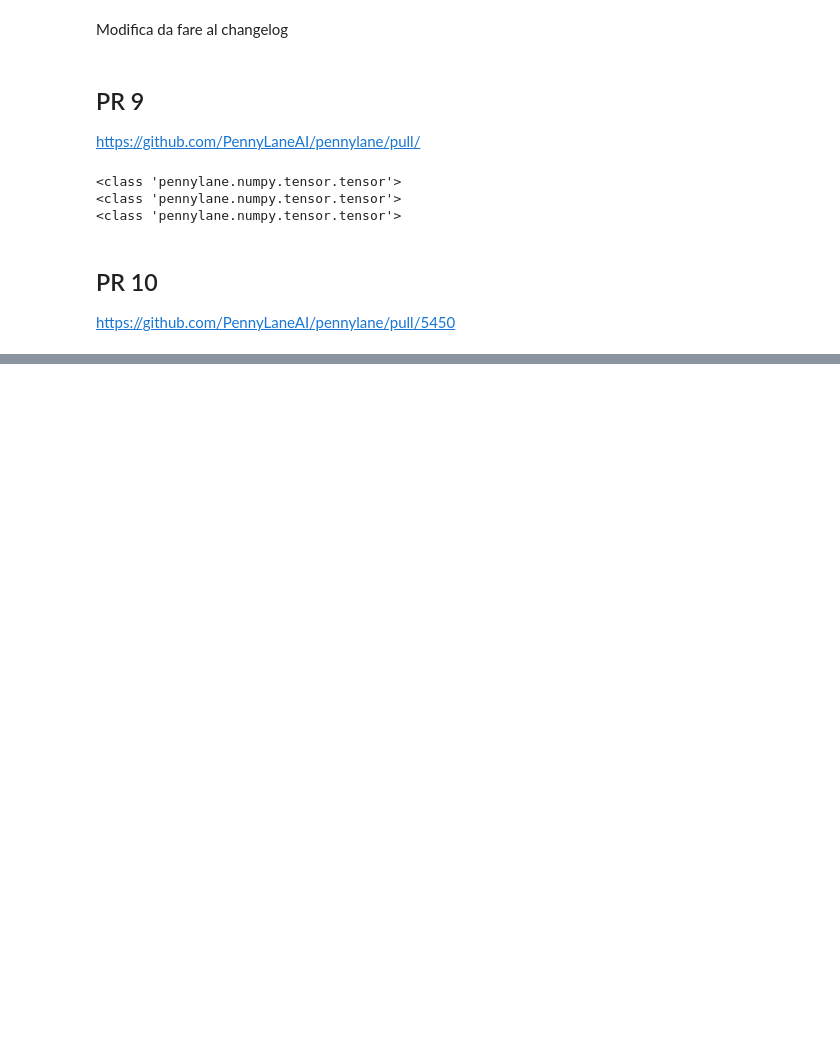
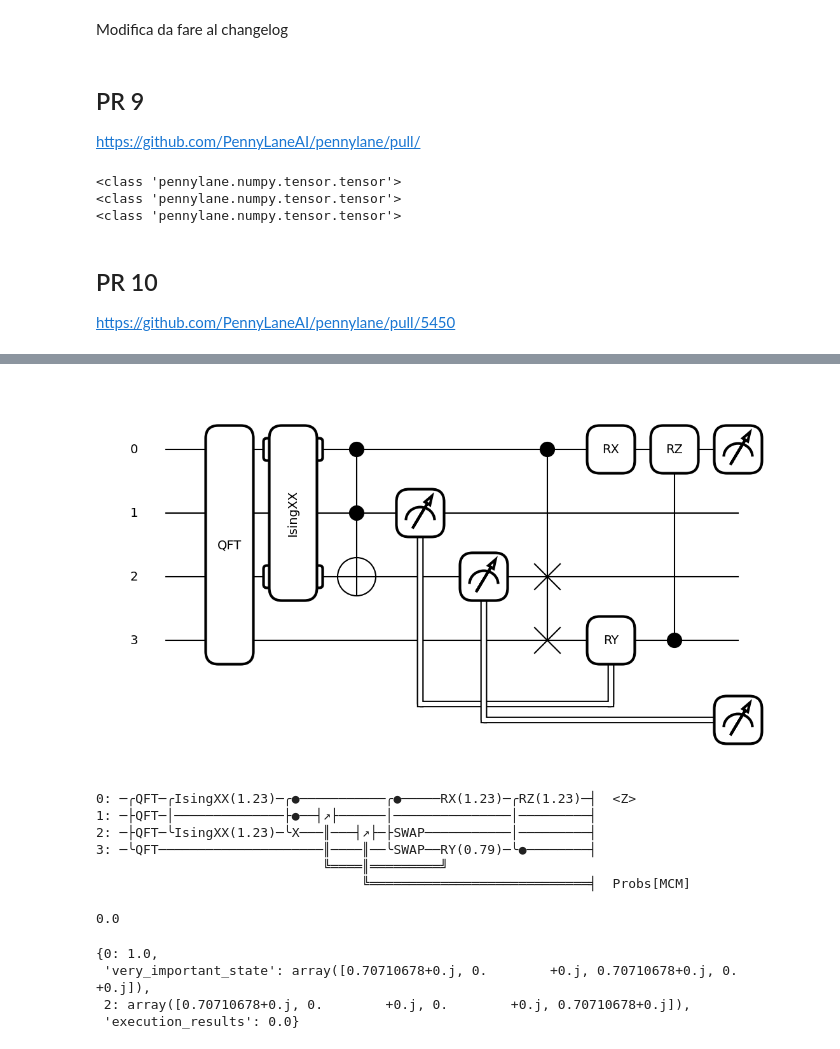
Before and after one commit to PietropaoloFrisoni/pennylane, a Jupyter notebook: PRChecks/0.36-0.37/Story.ipynb, the cells around one changed output, grey strips where cells are left out. Drawn from its saved outputs; the diff is of its cells as text; code cells hidden in the pictures; blank space fills up the shorter version.

```diff
--- a/PRChecks/0.36-0.37/Story.ipynb
+++ b/PRChecks/0.36-0.37/Story.ipynb
@@ -263,0 +272,8 @@ https://github.com/PennyLaneAI/pennylane/pull/5450
+# %%
+@qml.qnode(qml.device('default.qubit'))
+def circuit():
+    qml.Hadamard(0)
+    return qml.sample(wires=(0,1))
+
+samples = circuit(shots=10)
+qml.sample(wires=0).process_samples(samples, wire_order=qml.wires.Wires((0,1)))
@@ -263,0 +373,15 @@ https://github.com/PennyLaneAI/pennylane/pull/5450
+# %%
+dev = qml.device('default.qubit', wires=4)
+
+@qml.qnode(dev, diff_method='parameter-shift')
+def circuit(x, y):
+    qml.RX(x[0], wires=0)
+    qml.Toffoli(wires=(0, 1, 2))
+    qml.CRY(x[1], wires=(0, 1))
+    qml.Rot(x[2], x[3], y, wires=0)
+    return qml.expval(qml.Z(0)), qml.expval(qml.X(1))
+# %%
+x = np.array([0.05, 0.1, 0.2, 0.3], requires_grad=True)
+y = np.array(0.4, requires_grad=False)
+specs_func = qml.specs(circuit)
+specs_func(x, y)                                                # DEVE ESSERE CAMBIATO
@@ -263,0 +402,30 @@ https://github.com/PennyLaneAI/pennylane/pull/5450
+# %%
+dev = qml.device('default.qubit')
+
+@qml.qnode(dev)
+def circuit(x, z):
+    qml.QFT(wires=(0,1,2,3))
+    qml.IsingXX(1.234, wires=(0,2))
+    qml.Toffoli(wires=(0,1,2))
+    mcm = qml.measure(1)
+    mcm_out = qml.measure(2)
+    qml.CSWAP(wires=(0,2,3))
+    qml.RX(x, wires=0)
+    qml.cond(mcm, qml.RY)(np.pi / 4, wires=3)
+    qml.CRZ(z, wires=(3,0))
+    return qml.expval(qml.Z(0)), qml.probs(op=mcm_out)
+
+
+fig, ax = qml.draw_mpl(circuit)(1.2345,1.2345)
+fig.show()
+# %% [output]
+[figure, added]
+# %%
+print(qml.draw(circuit)(1.2345,1.2345))
+# %% [output]
+0: ─╭QFT─╭IsingXX(1.23)─╭●───────────╭●─────RX(1.23)─╭RZ(1.23)─┤  <Z>
+1: ─├QFT─│──────────────├●──┤↗├──────│───────────────│─────────┤
+2: ─├QFT─╰IsingXX(1.23)─╰X───║───┤↗├─├SWAP───────────│─────────┤
+3: ─╰QFT─────────────────────║────║──╰SWAP──RY(0.79)─╰●────────┤
+                             ╚════║═════════╝
+                                  ╚════════════════════════════╡  Probs[MCM]
@@ -263,0 +443,11 @@ https://github.com/PennyLaneAI/pennylane/pull/5450
+# %%
+circuit()
+# %% [output]
+0.0
+# %%
+qml.snapshots(circuit)()
+# %% [output]
+{0: 1.0,
+ 'very_important_state': array([0.70710678+0.j, 0.        +0.j, 0.70710678+0.j, 0.        +0.j]),
+ 2: array([0.70710678+0.j, 0.        +0.j, 0.        +0.j, 0.70710678+0.j]),
+ 'execution_results': 0.0}
```
Also changed, not shown: parts of 75 cells of this notebook.
